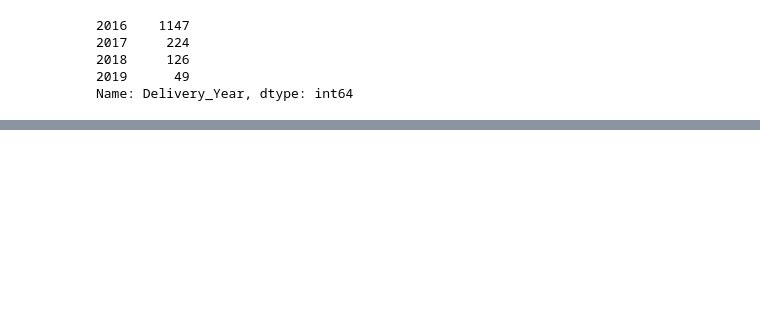
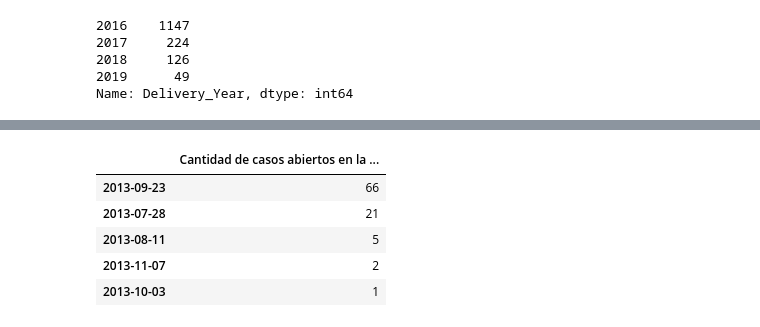
Before and after one commit to Ramaxx95/TP1-Orga-de-Datos, a Jupyter notebook: Visualizaciones/Region_Japan.ipynb, the cells around one changed output, grey strips where cells are left out. Cells and saved outputs as stored; diff of their text form; code cells hidden in the pictures; blank space fills up the shorter version.

```diff
--- a/Visualizaciones/Region_Japan.ipynb
+++ b/Visualizaciones/Region_Japan.ipynb
@@ -110,0 +128,11 @@ Name: Delivery_Year, dtype: int64
+# %%
+grafico_casos_perdidos_creados_2013_df = casos_perdidos_japon_2013_df.Account_Created_Date.value_counts().to_frame()
+grafico_casos_perdidos_creados_2013_df.columns=['Cantidad de casos abiertos en la fecha']
+grafico_casos_perdidos_creados_2013_df
+# %% [output]
+|  | Cantidad de casos abiertos en la ... |
+| 2013-09-23 | 66 |
+| 2013-07-28 | 21 |
+| 2013-08-11 | 5 |
+| 2013-11-07 | 2 |
+| 2013-10-03 | 1 |
```
Also changed, not shown: parts of 3 cells of this notebook.
